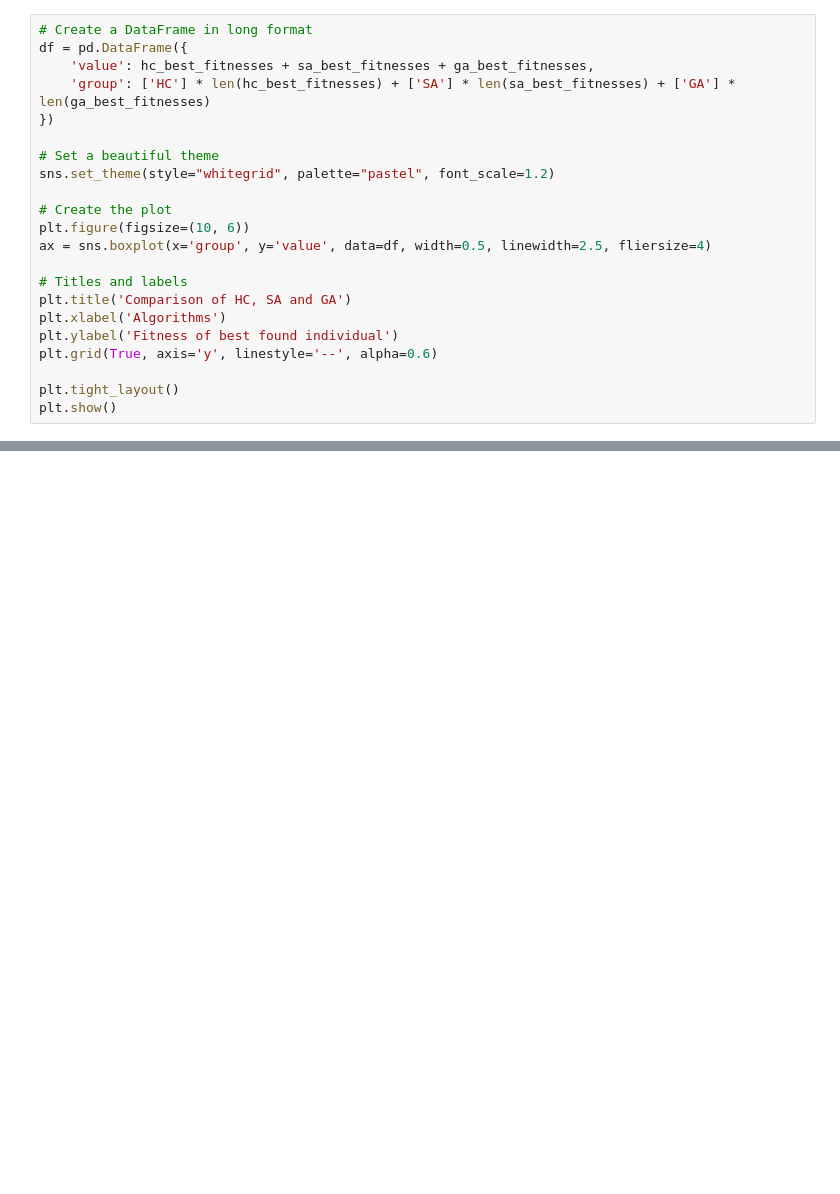
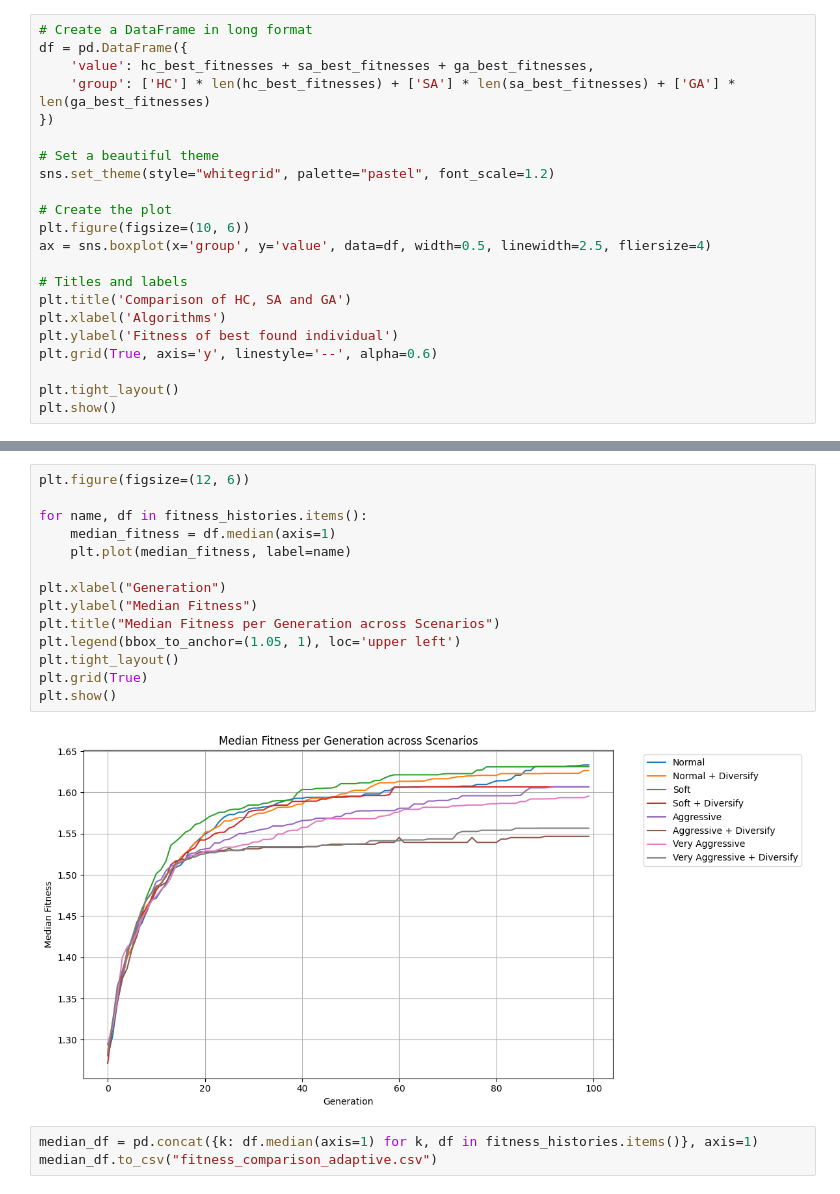
Before and after one commit to mgalao/computational-intelligence-for-optimization-project, a Jupyter notebook: notebooks_and_results/run_experiments.ipynb, the cells around one changed output, grey strips where cells are left out. Cells and saved outputs as stored; diff of their text form; blank space fills up the shorter version.

```diff
--- a/notebooks_and_results/run_experiments.ipynb
+++ b/notebooks_and_results/run_experiments.ipynb
@@ -286 +391,20 @@ Configuration 1: xo_prob=0.75, mut_prob=0.24, n_swaps=3, tournament_size=6
+# %%
+plt.figure(figsize=(12, 6))
+
+for name, df in fitness_histories.items():
+    median_fitness = df.median(axis=1)
+    plt.plot(median_fitness, label=name)
+
+plt.xlabel("Generation")
+plt.ylabel("Median Fitness")
+plt.title("Median Fitness per Generation across Scenarios")
+plt.legend(bbox_to_anchor=(1.05, 1), loc='upper left')
+plt.tight_layout()
+plt.grid(True)
+plt.show()
+# %% [output]
+[figure, added]
+# %%
+median_df = pd.concat({k: df.median(axis=1) for k, df in fitness_histories.items()}, axis=1)
+median_df.to_csv("fitness_comparison_adaptive.csv")
 # %% [markdown]
```
Also changed, not shown: parts of 35 cells of this notebook.
